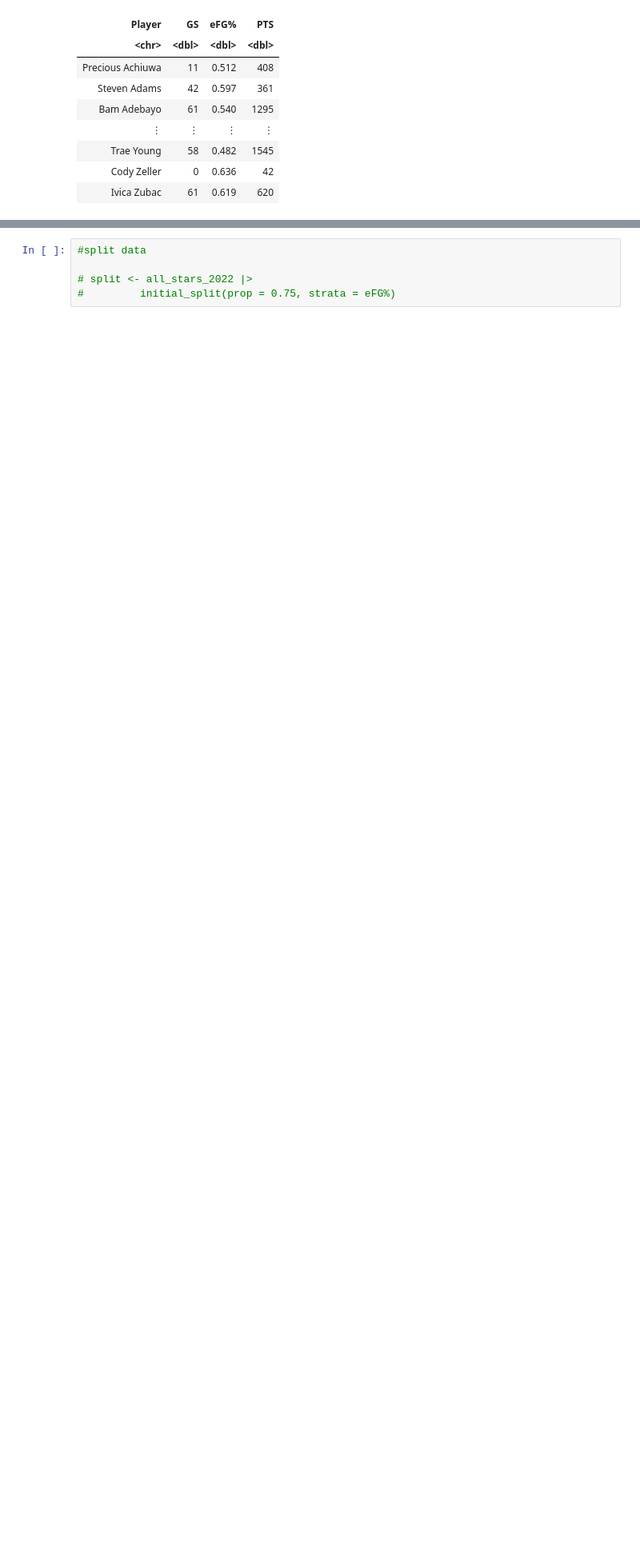
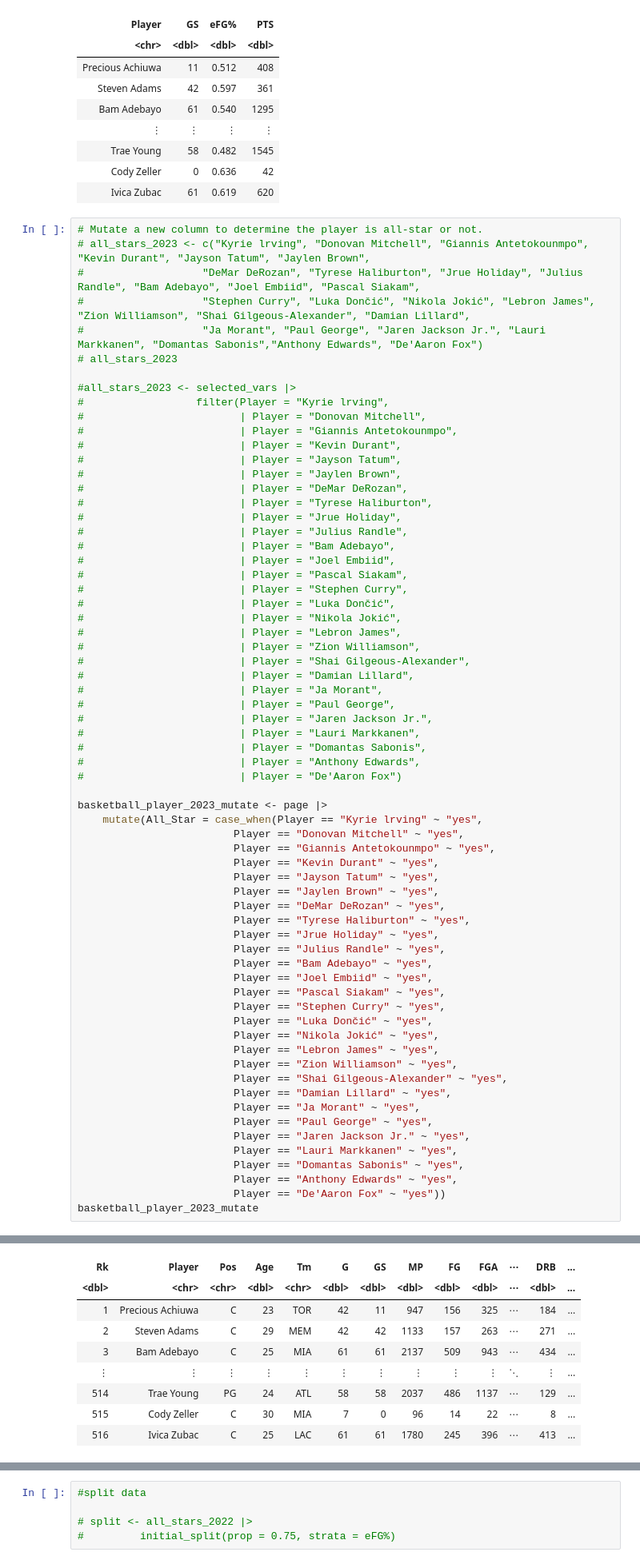
Before and after one commit to DrakenRaptor/Section006-28-Proposal, a Jupyter notebook: ProjectTrial.ipynb, the cells around one changed output, grey strips where cells are left out. Shown at 80% size. Drawn from its saved outputs; the diff is of its cells as text; blank space fills up the shorter version.

Commit message:
All star 2023 ver.1

```diff
--- a/ProjectTrial.ipynb
+++ b/ProjectTrial.ipynb
@@ -61,3 +61,70 @@ A tibble: 644 × 4
 | Trae Young | 58 | 0.482 | 1545 |
 | Cody Zeller | 0 | 0.636 | 42 |
 | Ivica Zubac | 61 | 0.619 | 620 |
+# %%
+# Mutate a new column to determine the player is all-star or not.
+# all_stars_2023 <- c("Kyrie lrving", "Donovan Mitchell", "Giannis Antetokounmpo", "Kevin Durant", "Jayson Tatum", "Jaylen Brown",
+#                   "DeMar DeRozan", "Tyrese Haliburton", "Jrue Holiday", "Julius Randle", "Bam Adebayo", "Joel Embiid", "Pascal Siakam",
+#                   "Stephen Curry", "Luka Dončić", "Nikola Jokić", "Lebron James", "Zion Williamson", "Shai Gilgeous-Alexander", "Damian Lillard",
+#                   "Ja Morant", "Paul George", "Jaren Jackson Jr.", "Lauri Markkanen", "Domantas Sabonis","Anthony Edwards", "De'Aaron Fox")
+# all_stars_2023
+
+#all_stars_2023 <- selected_vars |>
+#                  filter(Player = "Kyrie lrving",
+#                         | Player = "Donovan Mitchell",
+#                         | Player = "Giannis Antetokounmpo",
+#                         | Player = "Kevin Durant",
+#                         | Player = "Jayson Tatum",
+#                         | Player = "Jaylen Brown",
+#                         | Player = "DeMar DeRozan",
+#                         | Player = "Tyrese Haliburton",
+#                         | Player = "Jrue Holiday",
+#                         | Player = "Julius Randle",
+#                         | Player = "Bam Adebayo",
+#                         | Player = "Joel Embiid",
+#                         | Player = "Pascal Siakam",
+#                         | Player = "Stephen Curry",
+#                         | Player = "Luka Dončić",
+#                         | Player = "Nikola Jokić",
+#                         | Player = "Lebron James",
+#                         | Player = "Zion Williamson",
+#                         | Player = "Shai Gilgeous-Alexander",
+#                         | Player = "Damian Lillard",
+#                         | Player = "Ja Morant",
+#                         | Player = "Paul George",
+#                         | Player = "Jaren Jackson Jr.",
+#                         | Player = "Lauri Markkanen",
+#                         | Player = "Domantas Sabonis",
+#                         | Player = "Anthony Edwards",
+#                         | Player = "De'Aaron Fox")
+
+basketball_player_2023_mutate <- page |>
+    mutate(All_Star = case_when(Player == "Kyrie lrving" ~ "yes",
+                         Player == "Donovan Mitchell" ~ "yes",
+                         Player == "Giannis Antetokounmpo" ~ "yes",
+                         Player == "Kevin Durant" ~ "yes",
+                         Player == "Jayson Tatum" ~ "yes",
+                         Player == "Jaylen Brown" ~ "yes",
+                         Player == "DeMar DeRozan" ~ "yes",
+                         Player == "Tyrese Haliburton" ~ "yes",
+                         Player == "Jrue Holiday" ~ "yes",
+                         Player == "Julius Randle" ~ "yes",
+                         Player == "Bam Adebayo" ~ "yes",
+                         Player == "Joel Embiid" ~ "yes",
+                         Player == "Pascal Siakam" ~ "yes",
+                         Player == "Stephen Curry" ~ "yes",
+                         Player == "Luka Dončić" ~ "yes",
+                         Player == "Nikola Jokić" ~ "yes",
+                         Player == "Lebron James" ~ "yes",
+                         Player == "Zion Williamson" ~ "yes",
+                         Player == "Shai Gilgeous-Alexander" ~ "yes",
+                         Player == "Damian Lillard" ~ "yes",
+                         Player == "Ja Morant" ~ "yes",
+                         Player == "Paul George" ~ "yes",
+                         Player == "Jaren Jackson Jr." ~ "yes",
+                         Player == "Lauri Markkanen" ~ "yes",
+                         Player == "Domantas Sabonis" ~ "yes",
+                         Player == "Anthony Edwards" ~ "yes",
+                         Player == "De'Aaron Fox" ~ "yes"))
+basketball_player_2023_mutate
+# %% [output]
@@ -64,3 +132,12 @@ A tibble: 644 × 4
+| Rk | Player | Pos | Age | Tm | G | GS | MP | FG | FGA | ⋯ | DRB | ... |
+| <dbl> | <chr> | <chr> | <dbl> | <chr> | <dbl> | <dbl> | <dbl> | <dbl> | <dbl> | ⋯ | <dbl> | ... |
+| 1 | Precious Achiuwa | C | 23 | TOR | 42 | 11 | 947 | 156 | 325 | ⋯ | 184 | ... |
+| 2 | Steven Adams | C | 29 | MEM | 42 | 42 | 1133 | 157 | 263 | ⋯ | 271 | ... |
+| 3 | Bam Adebayo | C | 25 | MIA | 61 | 61 | 2137 | 509 | 943 | ⋯ | 434 | ... |
+| ⋮ | ⋮ | ⋮ | ⋮ | ⋮ | ⋮ | ⋮ | ⋮ | ⋮ | ⋮ | ⋱ | ⋮ | ... |
+| 514 | Trae Young | PG | 24 | ATL | 58 | 58 | 2037 | 486 | 1137 | ⋯ | 129 | ... |
+| 515 | Cody Zeller | C | 30 | MIA | 7 | 0 | 96 | 14 | 22 | ⋯ | 8 | ... |
+| 516 | Ivica Zubac | C | 25 | LAC | 61 | 61 | 1780 | 245 | 396 | ⋯ | 413 | ... |
 # %%
 # Select the ALL STAR player from the slected tables
 all_stars_2022 <- selected_vars |>
```
Also changed, not shown: parts of 3 cells of this notebook.
